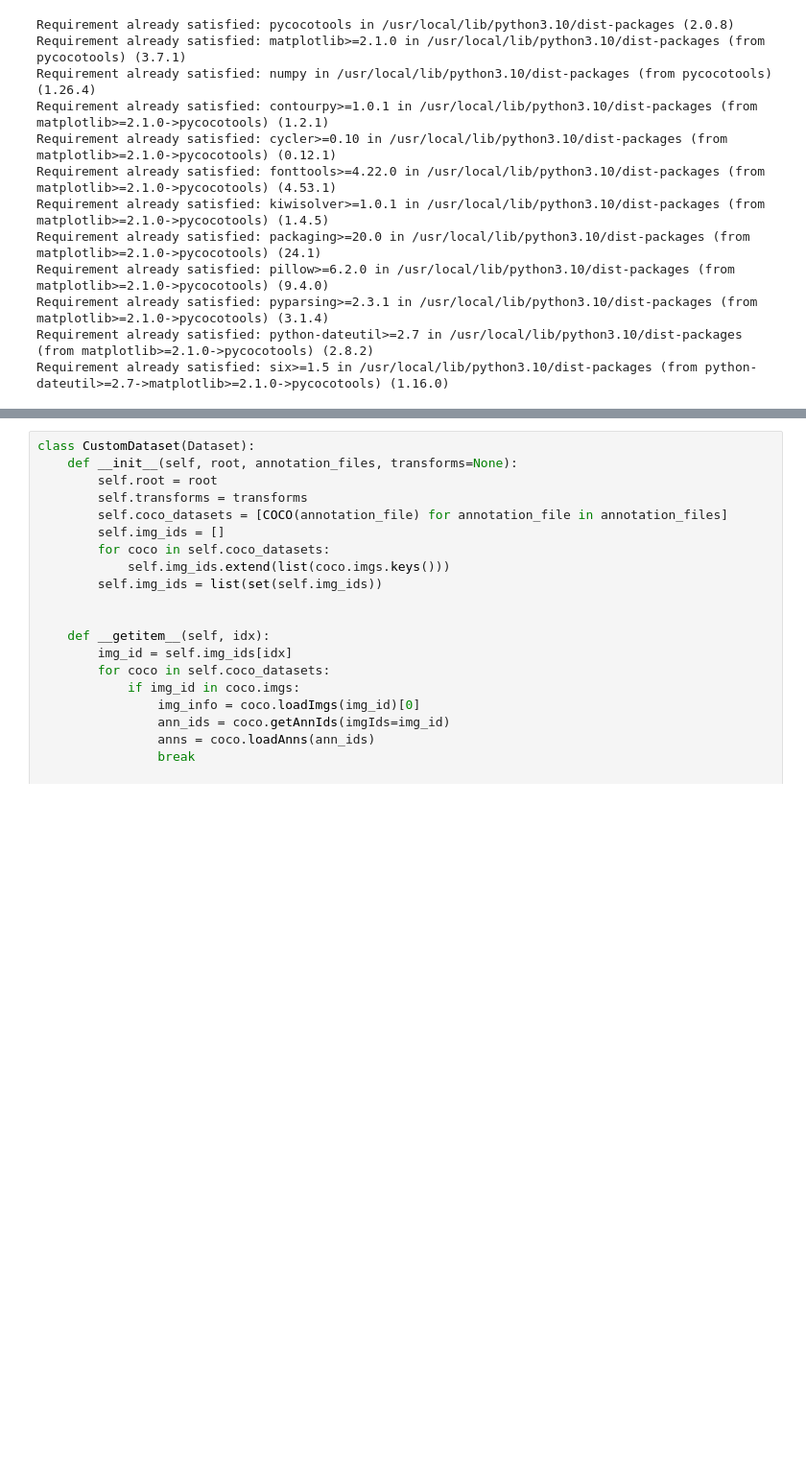
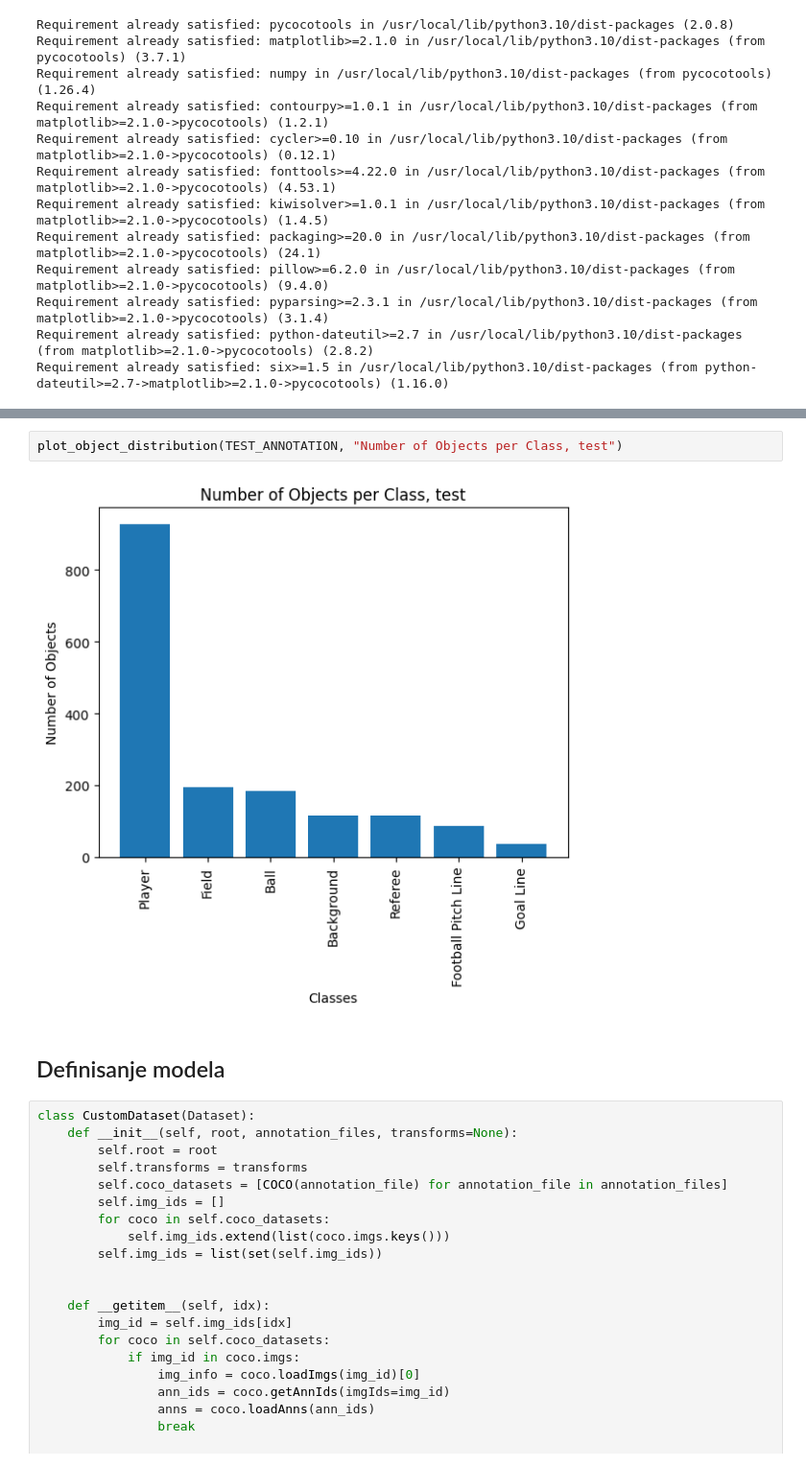
Before and after one commit to kristijanpetronijevic/panoptic, a Jupyter notebook: code/models/mask_rcnn.ipynb, the cells around one changed output, grey strips where cells are left out. Shown at 96% size. Cells and saved outputs as stored; diff of their text form; blank space fills up the shorter version.

```diff
--- a/code/models/mask_rcnn.ipynb
+++ b/code/models/mask_rcnn.ipynb
@@ -81,3 +89,9 @@ MODEL_DIR_PATH = './output/mask_rcnn_models/'
+# %%
+plot_object_distribution(TEST_ANNOTATION, "Number of Objects per Class, test")
+# %% [output]
+[figure, added]
+# %% [markdown]
+## Definisanje modela
 # %%
 class CustomDataset(Dataset):
     def __init__(self, root, annotation_files, transforms=None):
```
Also changed, not shown: parts of 17 cells of this notebook, 2 other files.
